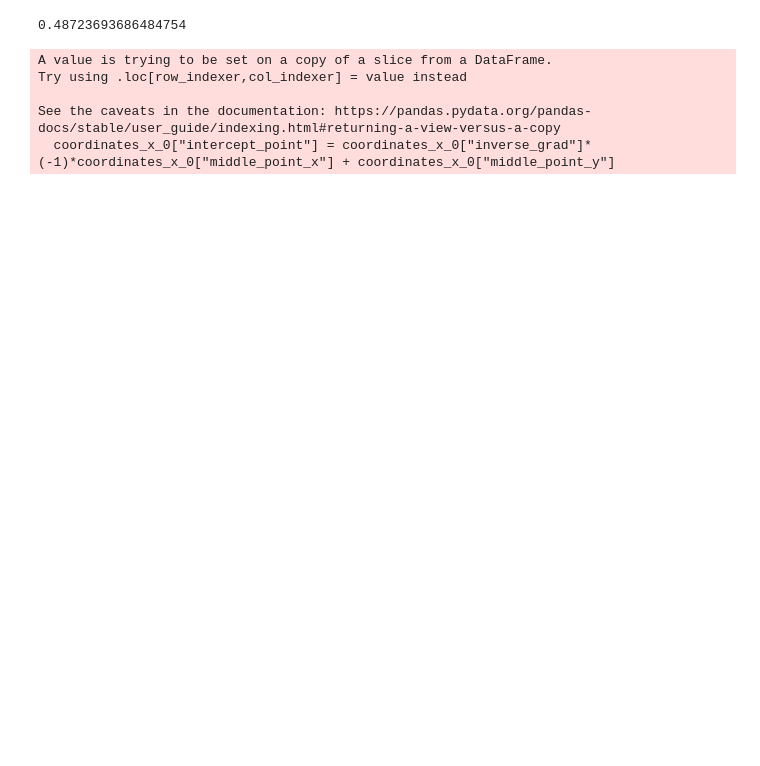
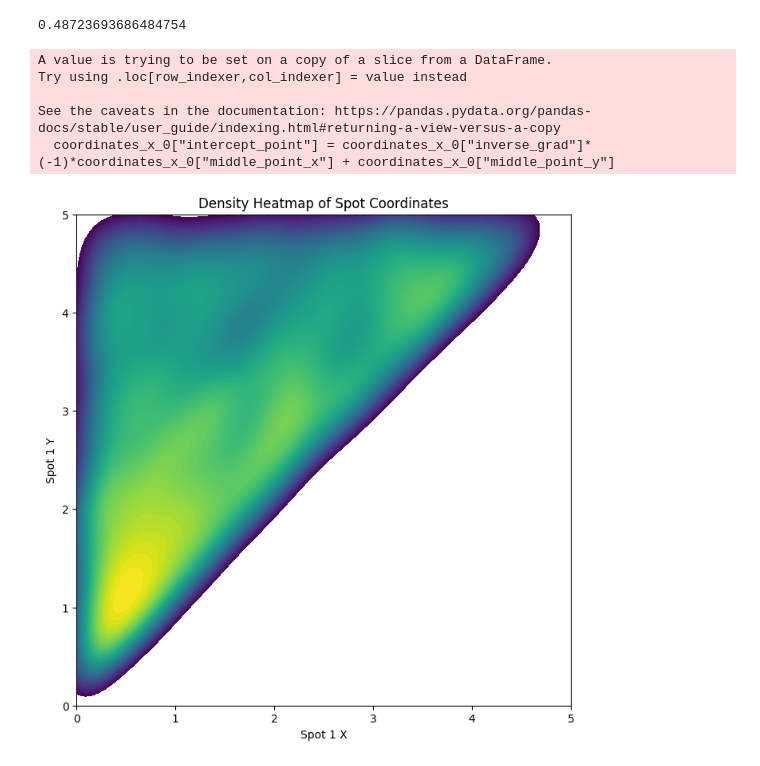
Before and after one commit to jamesl-personal/small_problems, a Jupyter notebook: problems/problem_001/edge problem.ipynb, the cells around one changed output. Saved outputs shown, nothing was run; the diff lists cells and outputs as text; code cells hidden in the pictures; blank space fills up the shorter version.

Commit message:
added a quick visualisation

```diff
--- a/problems/problem_001/edge problem.ipynb
+++ b/problems/problem_001/edge problem.ipynb
@@ -72,3 +72,32 @@ Try using .loc[row_indexer,col_indexer] = value instead
 
 See the caveats in the documentation: https://pandas.pydata.org/pandas-docs/stable/user_guide/indexing.html#returning-a-view-versus-a-copy
   coordinates_x_0["intercept_point"] = coordinates_x_0["inverse_grad"]*(-1)*coordinates_x_0["middle_point_x"] + coordinates_x_0["middle_point_y"]
+# %%
+valid_points = valid_points[valid_points["spot_1_y"]<=y_max/2]
+# %%
+# plot a density heatmap of valid_points["spot_1_x"], valid_points["spot_1_y"] on a 2 by 2 graph. Axis ranging from 0 to x_max and y_max resectively
+
+# Set figure size
+plt.figure(figsize=(8, 8))
+sns.kdeplot(
+    x=valid_points["spot_1_x"],
+    y=valid_points["spot_1_y"],
+    cmap="viridis",
+    fill=True,
+    levels=100,
+    thresh=0.1
+)
+
+# Set the x and y axis limits
+plt.xlim(0, x_max/2)
+plt.ylim(0, y_max/2)
+
+# Add labels and title
+plt.xlabel("Spot 1 X")
+plt.ylabel("Spot 1 Y")
+plt.title("Density Heatmap of Spot Coordinates")
+
+# Show the plot
+plt.show()
+# %% [output]
+[figure, added]
```
